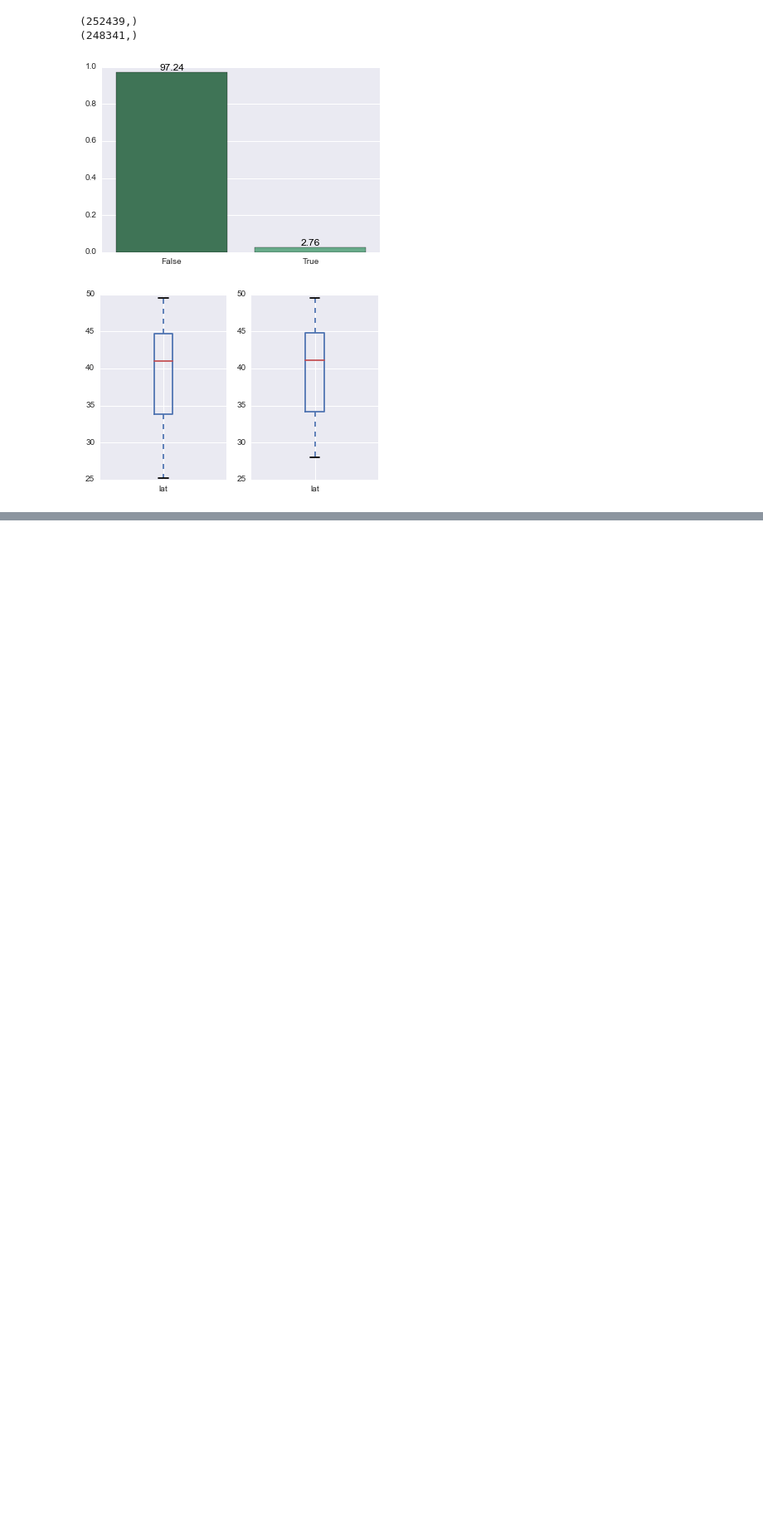
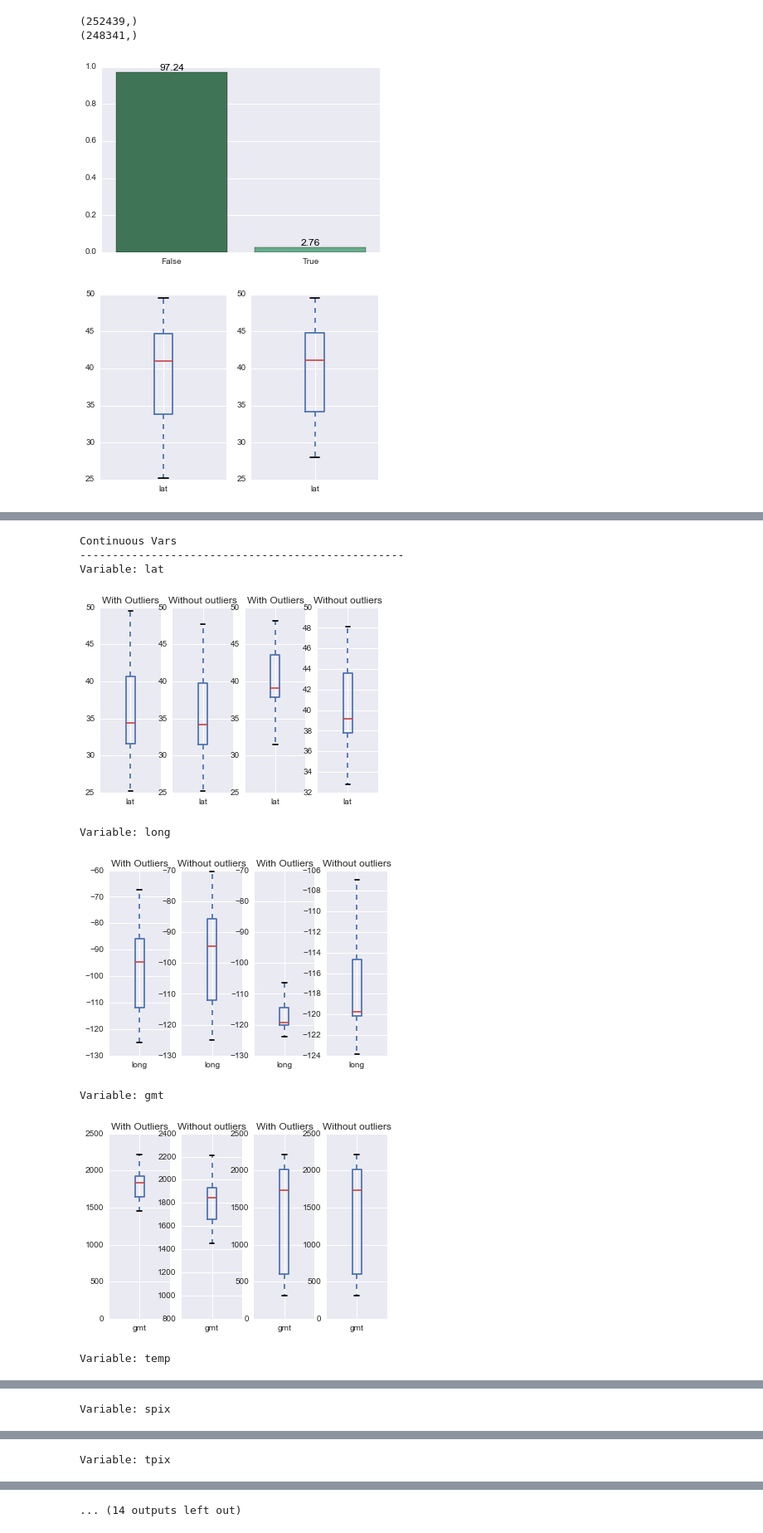
Before and after one commit to sallamander/forest-fires, a Jupyter notebook: code/eda-viz/in_proj/distribution_exploration.ipynb, the cells around one changed output, grey strips where cells are left out. Shown at 83% size. Saved outputs shown, nothing was run; the diff lists cells and outputs as text; code cells hidden in the pictures; blank space fills up the shorter version.

```diff
--- a/code/eda-viz/in_proj/distribution_exploration.ipynb
+++ b/code/eda-viz/in_proj/distribution_exploration.ipynb
@@ -72,0 +112,12 @@ plot_var_dist(fires_df_2012['lat'])
+# %%
+check_dists(2013)
+# %% [output]
+Continuous Vars
+--------------------------------------------------
+Variable: lat
+[figure, added]
+Variable: long
+[figure, added]
+Variable: gmt
+[figure, added]
+Variable: temp
@@ -72,0 +125 @@ plot_var_dist(fires_df_2012['lat'])
+Variable: spix
@@ -72,0 +127 @@ plot_var_dist(fires_df_2012['lat'])
+Variable: tpix
@@ -72,0 +129 @@ plot_var_dist(fires_df_2012['lat'])
+... (14 outputs left out)
```
Also changed, not shown: parts of 7 cells of this notebook.
